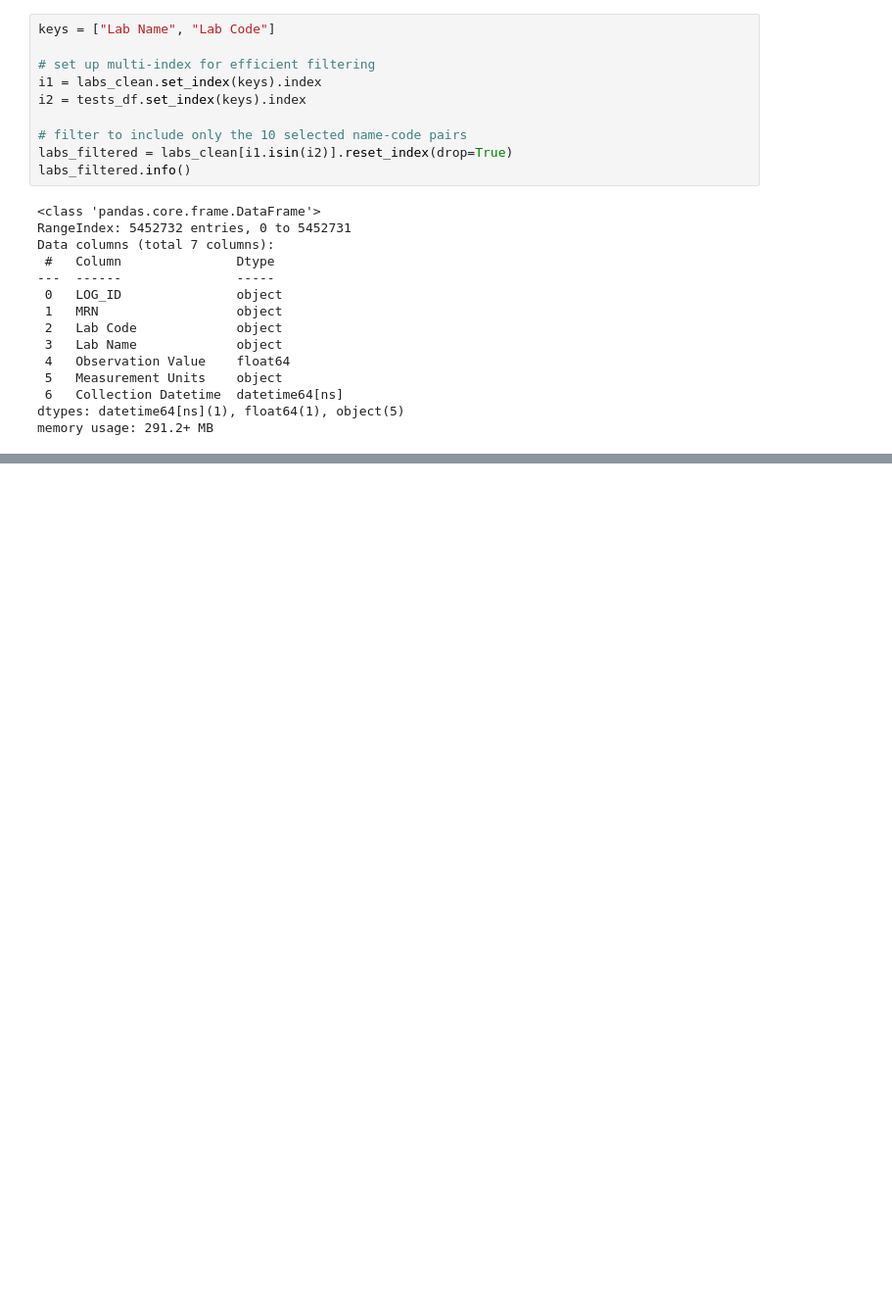
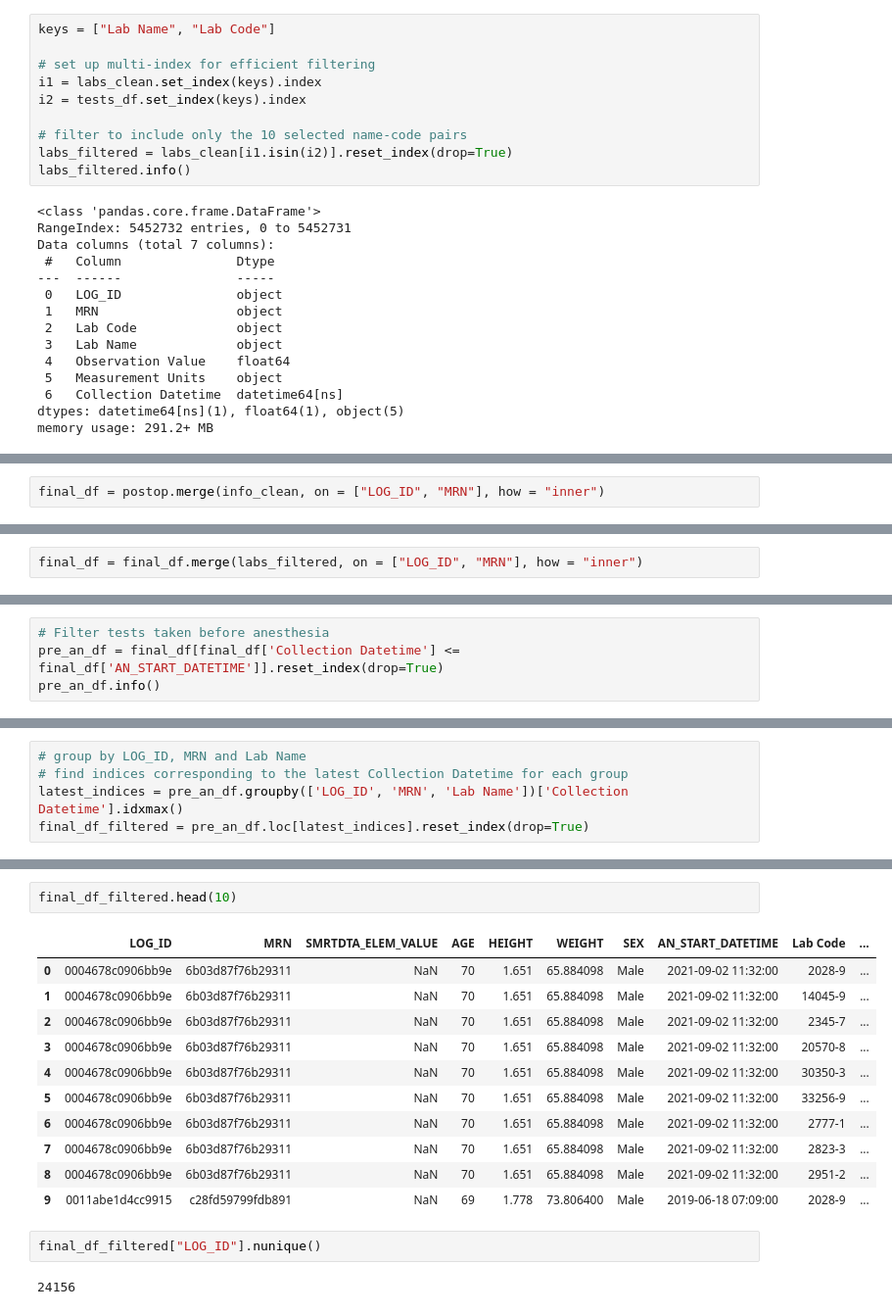
Before and after one commit to MOVER-analysis/MOVER-analysis, a Jupyter notebook: cleaning.ipynb, the cells around one changed output, grey strips where cells are left out. Shown at 98% size. Cells and saved outputs as stored; diff of their text form; blank space fills up the shorter version.

Commit message:
Add code for merging datasets and filtering lab test incidents

```diff
--- a/cleaning.ipynb
+++ b/cleaning.ipynb
@@ -713,0 +766,2 @@ memory usage: 291.2+ MB
+# %%
+final_df = postop.merge(info_clean, on = ["LOG_ID", "MRN"], how = "inner")
@@ -713,0 +786,2 @@ memory usage: 291.2+ MB
+# %%
+final_df = final_df.merge(labs_filtered, on = ["LOG_ID", "MRN"], how = "inner")
@@ -713,0 +815,4 @@ memory usage: 291.2+ MB
+# %%
+# Filter tests taken before anesthesia
+pre_an_df = final_df[final_df['Collection Datetime'] <= final_df['AN_START_DATETIME']].reset_index(drop=True)
+pre_an_df.info()
@@ -713,0 +840,5 @@ memory usage: 291.2+ MB
+# %%
+# group by LOG_ID, MRN and Lab Name
+# find indices corresponding to the latest Collection Datetime for each group
+latest_indices = pre_an_df.groupby(['LOG_ID', 'MRN', 'Lab Name'])['Collection Datetime'].idxmax()
+final_df_filtered = pre_an_df.loc[latest_indices].reset_index(drop=True)
@@ -713,0 +868,18 @@ memory usage: 291.2+ MB
+# %%
+final_df_filtered.head(10)
+# %% [output]
+|  | LOG_ID | MRN | SMRTDTA_ELEM_VALUE | AGE | HEIGHT | WEIGHT | SEX | AN_START_DATETIME | Lab Code | ... |
+| 0 | 0004678c0906bb9e | 6b03d87f76b29311 | NaN | 70 | 1.651 | 65.884098 | Male | 2021-09-02 11:32:00 | 2028-9 | ... |
+| 1 | 0004678c0906bb9e | 6b03d87f76b29311 | NaN | 70 | 1.651 | 65.884098 | Male | 2021-09-02 11:32:00 | 14045-9 | ... |
+| 2 | 0004678c0906bb9e | 6b03d87f76b29311 | NaN | 70 | 1.651 | 65.884098 | Male | 2021-09-02 11:32:00 | 2345-7 | ... |
+| 3 | 0004678c0906bb9e | 6b03d87f76b29311 | NaN | 70 | 1.651 | 65.884098 | Male | 2021-09-02 11:32:00 | 20570-8 | ... |
+| 4 | 0004678c0906bb9e | 6b03d87f76b29311 | NaN | 70 | 1.651 | 65.884098 | Male | 2021-09-02 11:32:00 | 30350-3 | ... |
+| 5 | 0004678c0906bb9e | 6b03d87f76b29311 | NaN | 70 | 1.651 | 65.884098 | Male | 2021-09-02 11:32:00 | 33256-9 | ... |
+| 6 | 0004678c0906bb9e | 6b03d87f76b29311 | NaN | 70 | 1.651 | 65.884098 | Male | 2021-09-02 11:32:00 | 2777-1 | ... |
+| 7 | 0004678c0906bb9e | 6b03d87f76b29311 | NaN | 70 | 1.651 | 65.884098 | Male | 2021-09-02 11:32:00 | 2823-3 | ... |
+| 8 | 0004678c0906bb9e | 6b03d87f76b29311 | NaN | 70 | 1.651 | 65.884098 | Male | 2021-09-02 11:32:00 | 2951-2 | ... |
+| 9 | 0011abe1d4cc9915 | c28fd59799fdb891 | NaN | 69 | 1.778 | 73.806400 | Male | 2019-06-18 07:09:00 | 2028-9 | ... |
+# %%
+final_df_filtered["LOG_ID"].nunique()
+# %% [output]
+24156
```
Also changed, not shown: parts of 10 cells of this notebook.
